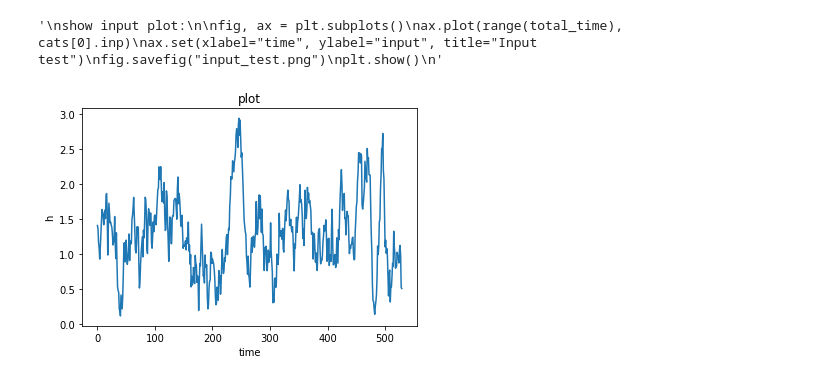
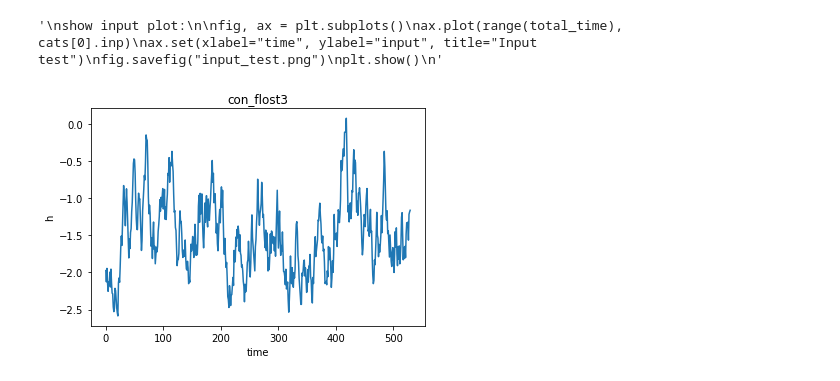
Before and after one commit to nicomartorell/Happiness, a Jupyter notebook: Happiness_Simulation.ipynb, the cells around one changed output. Saved outputs shown, nothing was run; the diff lists cells and outputs as text; code cells hidden in the pictures.

Commit message:
Modified simulation call. Produced some plots.

```diff
--- a/Happiness_Simulation.ipynb
+++ b/Happiness_Simulation.ipynb
@@ -14,6 +14,10 @@ neg_event = -1
 y_max = 10
 y_min = -10
 
+total_time = 1000
+look_back_time = 200
+decay_constant = 0.1
+
 """
 show input plot:
 
@@ -33,7 +37,7 @@ class Cat:
     j = 0
 
     #constructor de Cat
-    def __init__(self, state=0, availability=1, p_pos_event=0.3, p_neg_event=0.3):
+    def __init__(self, cat_list, state=0, availability=1, p_pos_event=0.3, p_neg_event=0.3):
         """
         Inicializo los campos de un Cat específico.
 
@@ -50,6 +54,7 @@ class Cat:
 
         self.id = Cat.j
         Cat.j+=1
+        self.cats = cat_list
 
         self.current_state = state
         self.d = availability
@@ -106,19 +111,19 @@ class Cat:
         if(self.id == 0): #para la primera cat no cambia la disponibilidad
             return self.d
 
-        prev_cat = cats[self.id - 1] #miro la cat anterior a esta
+        prev_cat = self.cats[self.id - 1] #miro la cat anterior a esta
         self.d = ((prev_cat.current_state - y_min)/(y_max - y_min))
         #d va linealmente de 0 a 1 dependiendo del estado de la categoría anterior
 # %%
-def simulate(total_time=365*2, look_back_time=200, decay_constant=0.1,
+def simulate(total_time_fn=365*2, look_back_time_fn=200, decay_constant_fn=0.1,
              y_axis="h", plot_name="plot", p_array=[(0.6, 0),
                                                     (0.3, 0.3),(0.3, 0.3),
                                                     (0.3, 0.3),(0.3, 0.3)]):
     """
     corro una simulación completa y muestro el gráfico de h(t).
 
-    total_time: tiempo total (en días) de la simmulación.
-    look_back_time: tiempo que tengo que mirar hacia atrás para calcular
+    total_time_fn: tiempo total (en días) de la simmulación.
+    look_back_time_fn: tiempo que tengo que mirar hacia atrás para calcular
                     la convolución.
     decay_constant: "velocidad" con la que cae exponencialmente el efecto de
                     un input.
@@ -128,10 +133,15 @@ def simulate(total_time=365*2, look_back_time=200, decay_constant=0.1,
              y negativo respectivamente. Al definir esta lista también estoy
              definiendo la cantidad de niveles que tiene el modelo.
     """
+
+    total_time = total_time_fn
+    look_back_time = look_back_time_fn
+    decay_constant = decay_constant_fn
+
     #inicializo todos los cats y h, la felicidad
     cats = []
     for p_pos, p_neg in p_array:
-        cats.append(Cat(p_pos_event=p_pos, p_neg_event=p_neg))
+        cats.append(Cat(cat_list=cats, p_pos_event=p_pos, p_neg_event=p_neg))
 
     h = np.zeros((total_time - look_back_time, 1))
 
@@ -157,7 +167,7 @@ def simulate(total_time=365*2, look_back_time=200, decay_constant=0.1,
     name = plot_name + ".png"
     fig.savefig(name)
     plt.show()
-# %%
-simulate()
-# %% [output]
-[figure, removed]
+# %%
+simulate(decay_constant_fn=0.01, plot_name="con_flost3", p_array=[(0.5, 0.5),(0.1, 0.5),(0.1, 0.5),(0.1, 0.5),(0.1, 0.5)])
+# %% [output]
+[figure, added]
```
Also changed, not shown: 4 other files.
